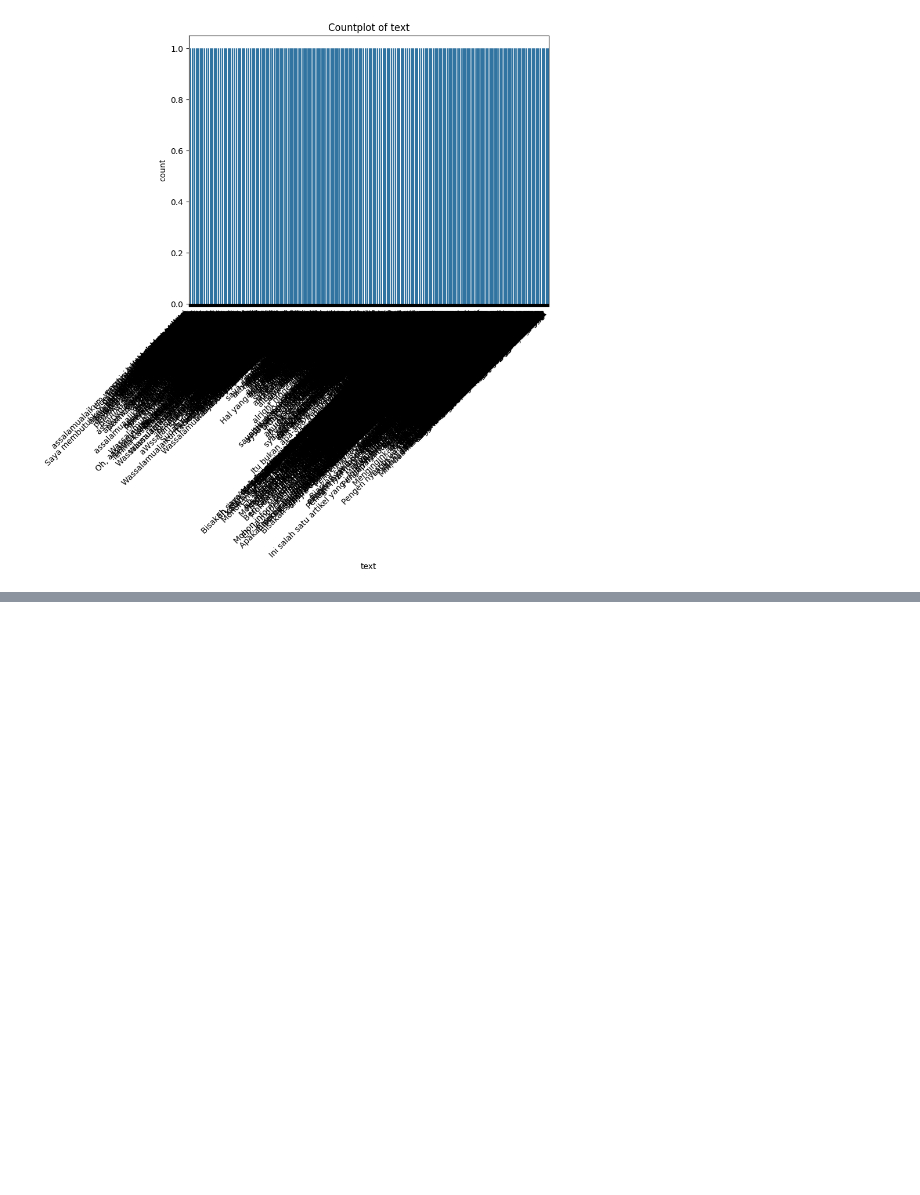
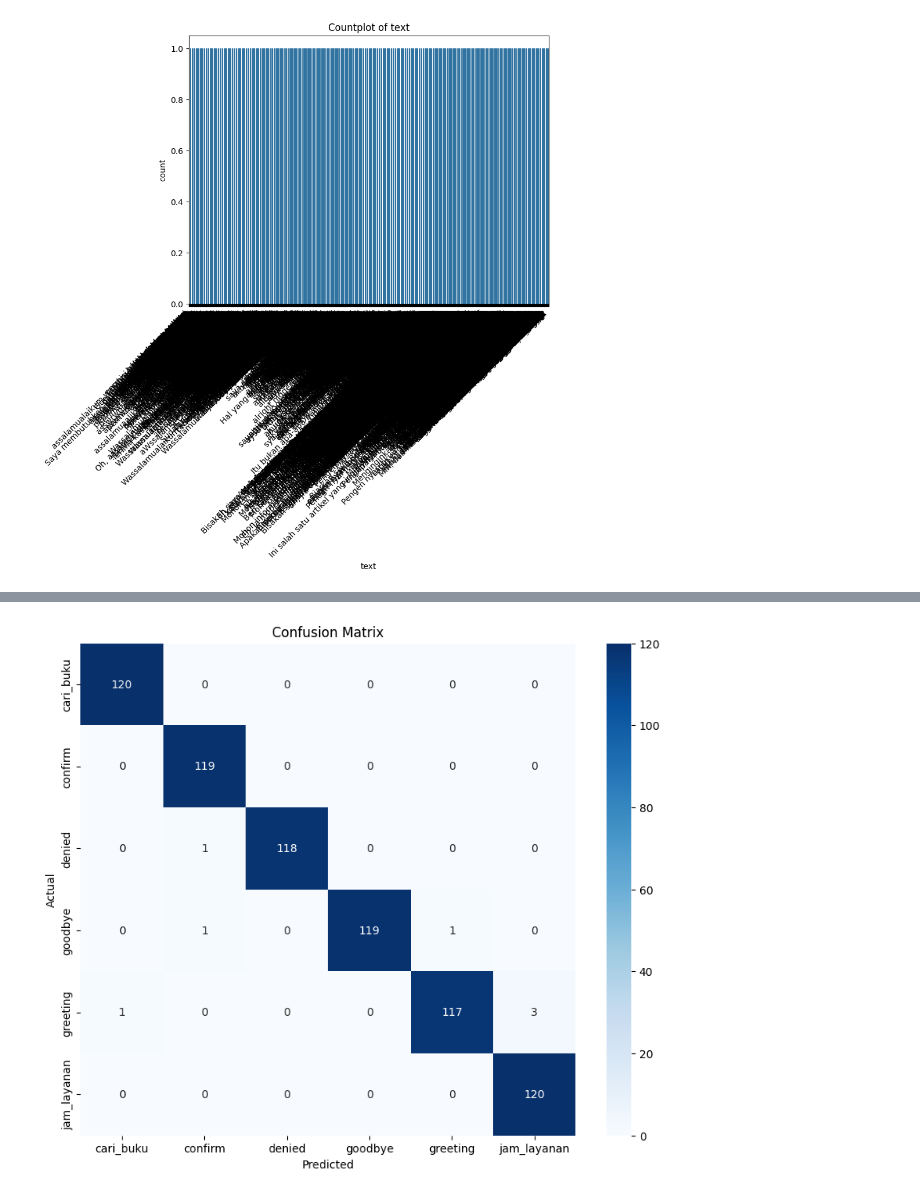
Before and after one commit to HaqTetsuya/rusdi-prototype-1, a Jupyter notebook: rusdi_prototype_7.ipynb, the cells around one changed output, grey strips where cells are left out. Cells and saved outputs as stored; diff of their text form; code cells hidden in the pictures; blank space fills up the shorter version.

```diff
--- a/rusdi_prototype_7.ipynb
+++ b/rusdi_prototype_7.ipynb
@@ -2760,3 +2849,100 @@ top     jam_layanan  Ada fiutr buat nyari book gak?
 freq            674                               1
 [figure]
 [figure]
+# %%
+
+
+# ✅ Imports
+import torch
+from transformers import BertTokenizer, BertForSequenceClassification
+from sklearn.metrics import classification_report, confusion_matrix
+import pandas as pd
+import numpy as np
+import seaborn as sns
+import matplotlib.pyplot as plt
+import pickle, json
+from collections import Counter
+
+# ✅ Use GPU if available
+device = torch.device("cuda" if torch.cuda.is_available() else "cpu")
+print("Using device:", device)
+
+# ✅ Paths
+model_dir = "/content/drive/MyDrive/RusdiIntent3"
+test_path = "test.csv"  # Ensure this file exists
+
+# ✅ Load tokenizer and model
+tokenizer = BertTokenizer.from_pretrained(model_dir)
+model = BertForSequenceClassification.from_pretrained(model_dir)
+model.to(device)
+model.eval()
+
+# ✅ Load label encoder
+with open(f"{model_dir}/label_encoder.pkl", "rb") as f:
+    le = pickle.load(f)
+
+# ✅ Load test data
+df = pd.read_csv(test_path)
+texts = df['text'].tolist()
+true_labels = le.transform(df['intent'].tolist())
+
+# ✅ Tokenize inputs
+inputs = tokenizer(texts, padding=True, truncation=True, return_tensors="pt")
+inputs = {key: val.to(device) for key, val in inputs.items()}
+
+# ✅ Predict
+with torch.no_grad():
+    outputs = model(**inputs)
+    probs = torch.nn.functional.softmax(outputs.logits, dim=1)
+    preds = torch.argmax(probs, dim=1).cpu().numpy()
+
+# ✅ Classification report
+print("=== Classification Report ===")
+report = classification_report(true_labels, preds, target_names=le.classes_, digits=3)
+print(report)
+
+# ✅ Confusion Matrix
+cm = confusion_matrix(true_labels, preds)
+plt.figure(figsize=(10, 8))
+sns.heatmap(cm, annot=True, fmt='d', xticklabels=le.classes_, yticklabels=le.classes_, cmap="Blues")
+plt.xlabel("Predicted")
+plt.ylabel("Actual")
+plt.title("Confusion Matrix")
+plt.show()
+
+# ✅ Add predictions to dataframe
+df['true'] = df['intent']
+df['pred'] = le.inverse_transform(preds)
+
+# ✅ Show misclassified examples
+errors = df[df['true'] != df['pred']]
+print("\n=== Sample Misclassifications ===")
+print(errors[['text', 'true', 'pred']].head(10))
+
+# ✅ Identify most common confusing tokens
+def extract_words(text):
+    return tokenizer.tokenize(text.lower())
+
+error_words = []
+for i, row in errors.iterrows():
+    error_words.extend(extract_words(row['text']))
+
+word_freq = Counter(error_words)
+print("\n=== Top 20 Most Frequent Tokens in Misclassified Samples ===")
+for word, freq in word_freq.most_common(20):
+    print(f"{word}: {freq}")
+
+# ✅ Optional: Attention heatmap (only one sentence)
+inputs_single = tokenizer(texts[0], return_tensors="pt", truncation=True).to(device)
+with torch.no_grad():
+    output = model(**inputs_single, output_attentions=True)
+
+attentions = output.attentions  # list of 12 layers, each [batch, heads, seq_len, seq_len]
+tokens = tokenizer.convert_ids_to_tokens(inputs_single['input_ids'][0])
+attn_matrix = attentions[0][0][0].detach().cpu().numpy()  # Layer 0, Head 0
+
+plt.figure(figsize=(12, 10))
+sns.heatmap(attn_matrix, xticklabels=tokens, yticklabels=tokens, cmap="viridis")
+plt.title("Attention Heatmap (Layer 0, Head 0)")
+plt.show()
+# %% [output]
@@ -2762,0 +2964 @@ freq            674                               1
+[figure, added]
```
Also changed, not shown: parts of 12 cells of this notebook.
